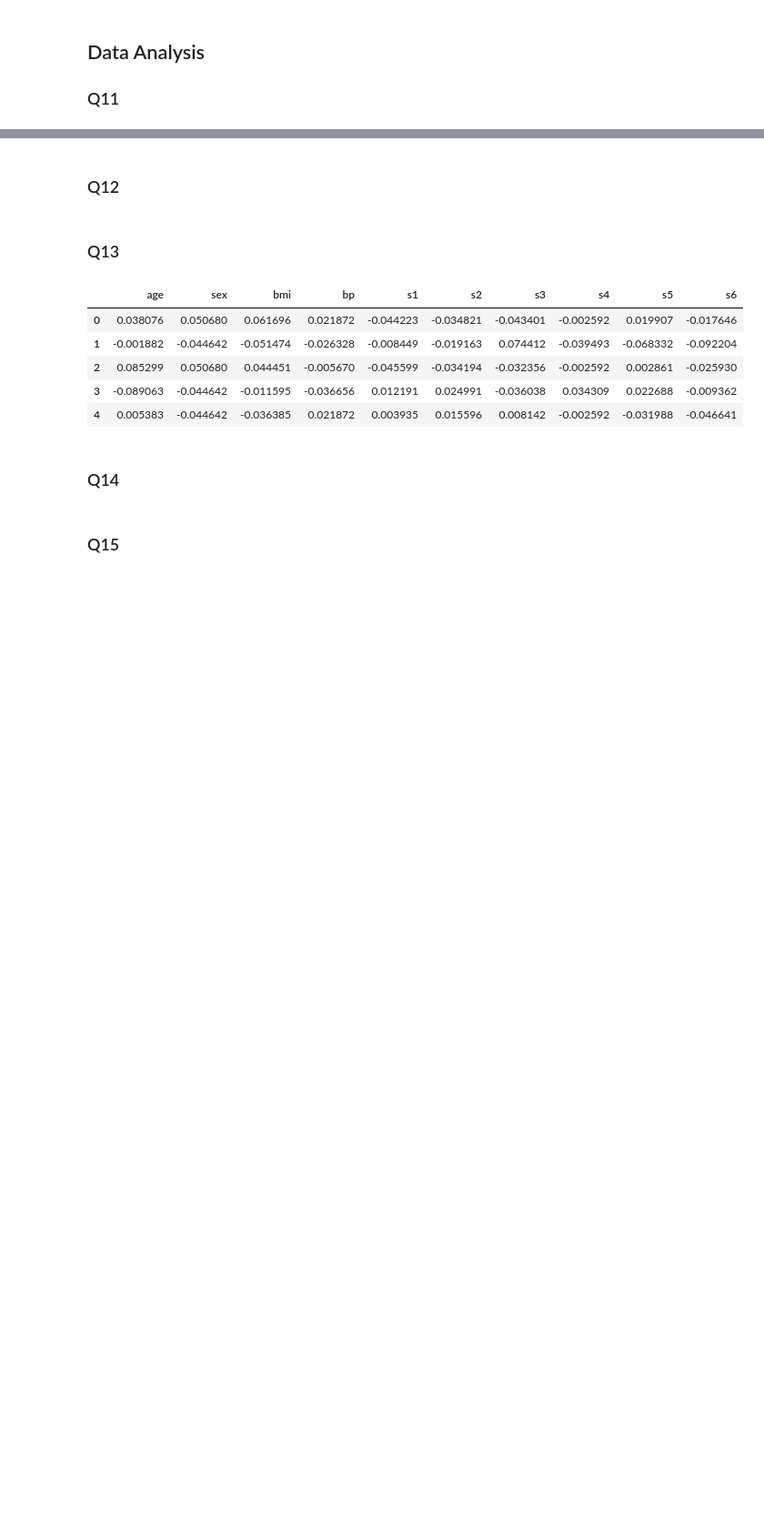
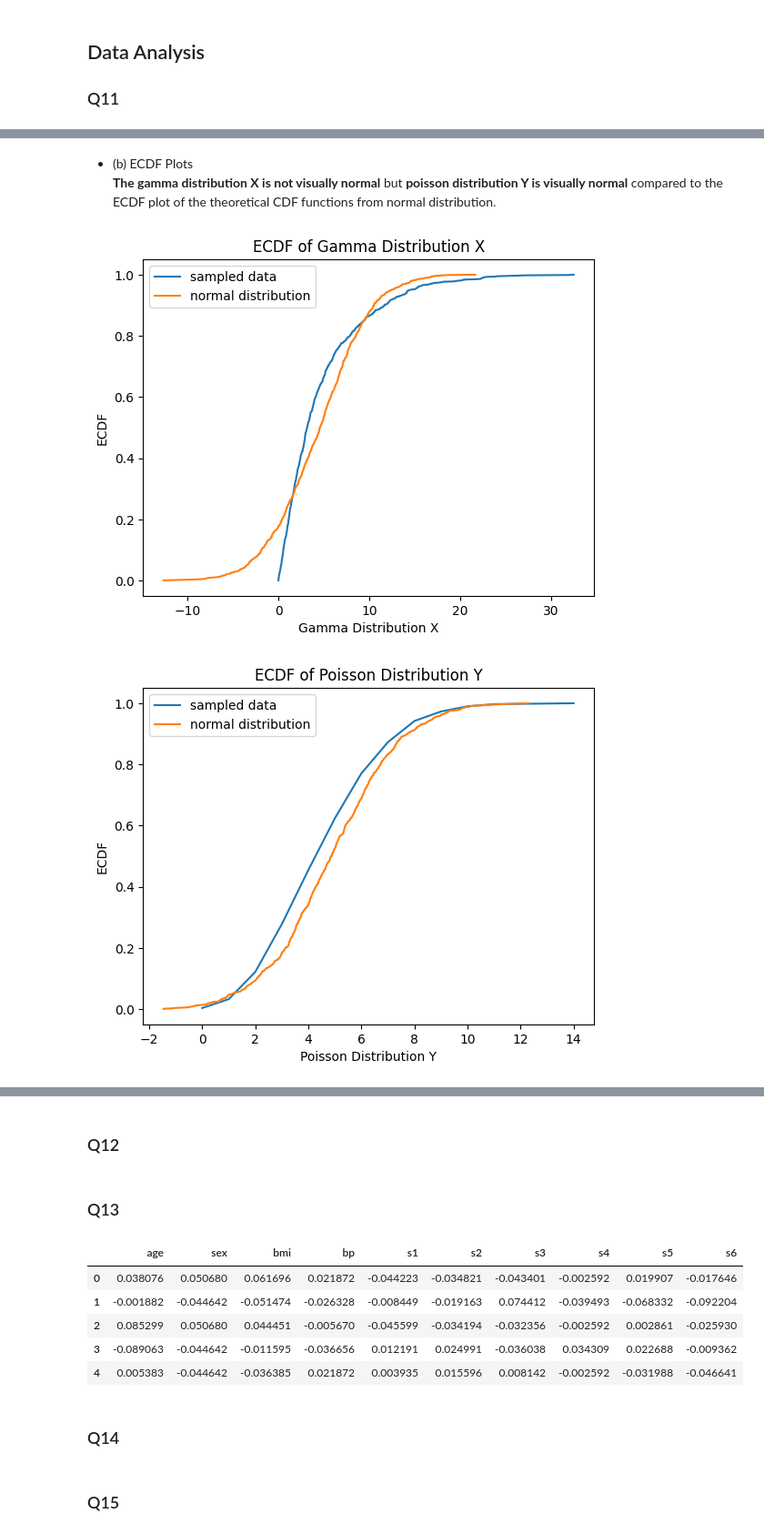
Before and after one commit to mikami520/MBP1201H-Biostats, a Jupyter notebook: Final Exam/FINAL_TEMPLATE.ipynb, the cells around one changed output, grey strips where cells are left out. Shown: that part at 91% size. Saved outputs shown, nothing was run; the diff lists cells and outputs as text; code cells hidden in the pictures; blank space fills up the shorter version.

```diff
--- a/Final Exam/FINAL_TEMPLATE.ipynb
+++ b/Final Exam/FINAL_TEMPLATE.ipynb
@@ -52,0 +101,56 @@ Y = np.random.poisson(lam=5, size=1000)
+# %% [markdown]
+- (b) ECDF Plots\
+**The gamma distribution X is not visually normal** but **poisson distribution Y is visually normal** compared to the ECDF plot of the theoretical CDF functions from normal distribution.
+# %%
+##Note: adaption from my Assignment 1
+def ECDF(Y):
+    """
+    Function to calculate ECDF of an array Y
+    """
+    x = np.array(Y, copy=True)
+    # sort Y
+    x.sort()
+
+    # get frequency
+    x, count = np.unique(x, return_counts=True)
+
+    # calculate PMF
+    pmf = count / np.sum(count)
+
+    # calculate ECDF
+    y = np.cumsum(pmf)
+
+    return x, y
+    # return (x, y) components of ECDF
+
+mean_X = np.mean(X)
+std_X = np.std(X)
+
+mean_Y = np.mean(Y)
+std_Y = np.std(Y)
+
+norm_X = np.random.normal(mean_X, std_X, size=1000)
+norm_Y = np.random.normal(mean_Y, std_Y, size=1000)
+
+normX_x, normX_y = ECDF(norm_X)
+normY_x, normY_y = ECDF(norm_Y)
+
+ecdfX_x, ecdfX_y = ECDF(X)
+ecdfY_x, ecdfY_y = ECDF(Y)
+_ = plt.plot(ecdfX_x, ecdfX_y)
+_ = plt.plot(normX_x, normX_y)
+plt.xlabel('Gamma Distribution X')
+plt.ylabel('ECDF')
+plt.legend(['sampled data', 'normal distribution'])
+plt.title('ECDF of Gamma Distribution X')
+plt.show()
+_ = plt.plot(ecdfY_x, ecdfY_y)
+_ = plt.plot(normY_x, normY_y)
+plt.xlabel('Poisson Distribution Y')
+plt.ylabel('ECDF')
+plt.legend(['sampled data', 'normal distribution'])
+plt.title('ECDF of Poisson Distribution Y')
+plt.show()
+# %% [output]
+[figure, added]
+[figure, added]
```
Also changed, not shown: parts of 7 cells of this notebook.
